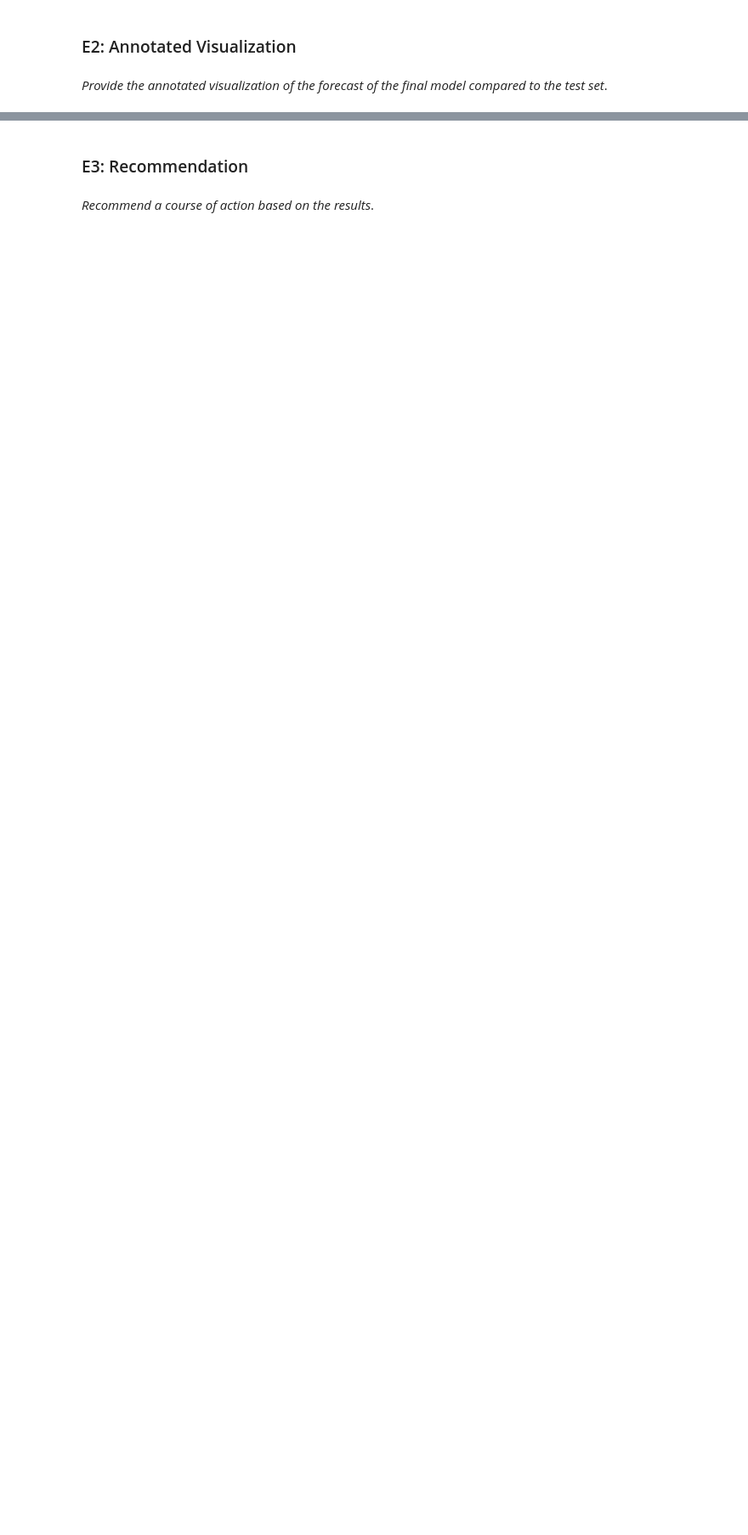
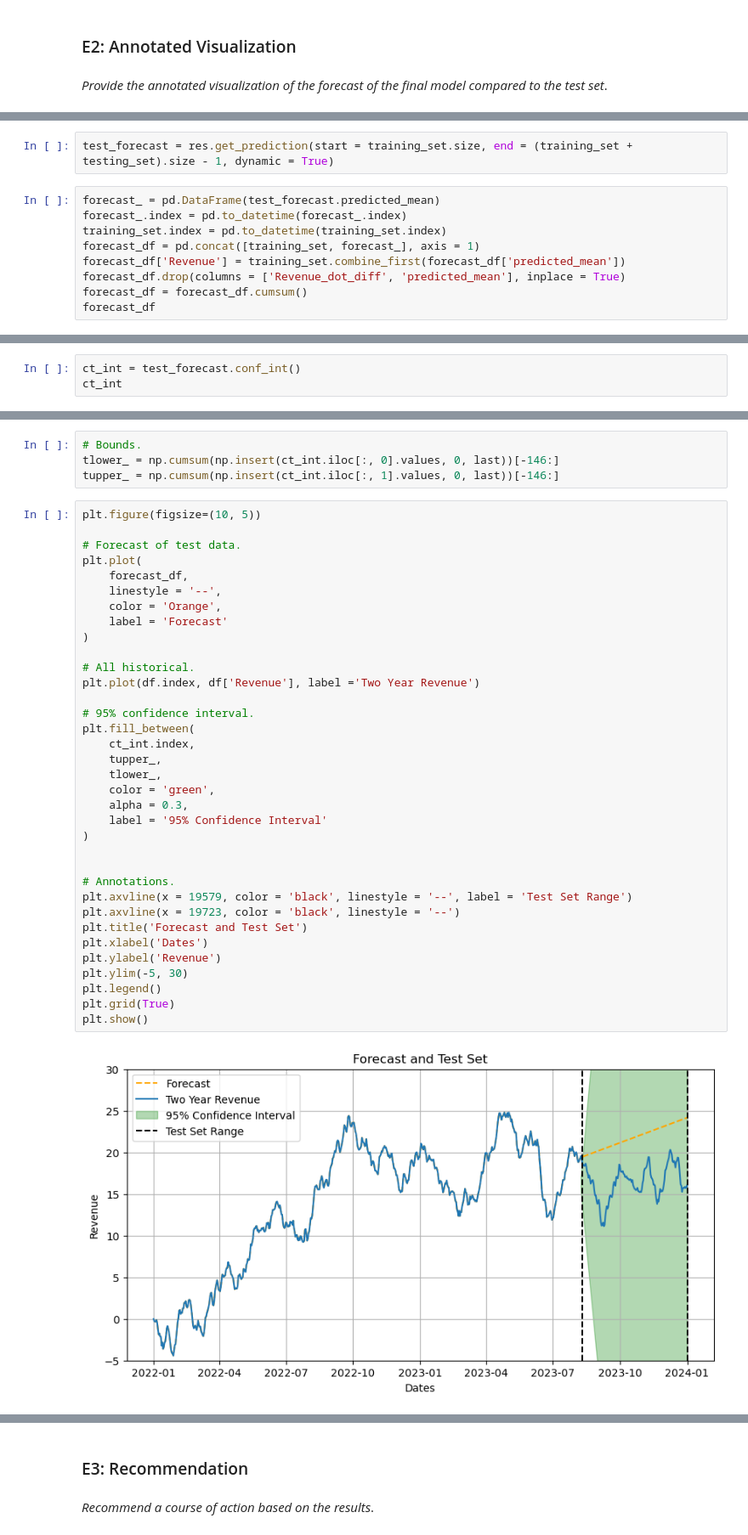
Before and after one commit to diadba/M.S.-Data-Analytics, a Jupyter notebook: D213 - Advanced Data Analytics/Task 1 - Time Series Modeling/D213PA1.ipynb, the cells around one changed output, grey strips where cells are left out. Shown at 85% size. Drawn from its saved outputs; the diff is of its cells as text; blank space fills up the shorter version.

```diff
--- a/D213 - Advanced Data Analytics/Task 1 - Time Series Modeling/D213PA1.ipynb
+++ b/D213 - Advanced Data Analytics/Task 1 - Time Series Modeling/D213PA1.ipynb
@@ -659,0 +629,11 @@ plt.show()
+# %%
+test_forecast = res.get_prediction(start = training_set.size, end = (training_set + testing_set).size - 1, dynamic = True)
+# %%
+forecast_ = pd.DataFrame(test_forecast.predicted_mean)
+forecast_.index = pd.to_datetime(forecast_.index)
+training_set.index = pd.to_datetime(training_set.index)
+forecast_df = pd.concat([training_set, forecast_], axis = 1)
+forecast_df['Revenue'] = training_set.combine_first(forecast_df['predicted_mean'])
+forecast_df.drop(columns = ['Revenue_dot_diff', 'predicted_mean'], inplace = True)
+forecast_df = forecast_df.cumsum()
+forecast_df
@@ -659,0 +654,3 @@ plt.show()
+# %%
+ct_int = test_forecast.conf_int()
+ct_int
@@ -660 +671,42 @@ plt.show()
+# %%
+# Bounds.
+tlower_ = np.cumsum(np.insert(ct_int.iloc[:, 0].values, 0, last))[-146:]
+tupper_ = np.cumsum(np.insert(ct_int.iloc[:, 1].values, 0, last))[-146:]
+# %%
+plt.figure(figsize=(10, 5))
+
+# Forecast of test data.
+plt.plot(
+    forecast_df,
+    linestyle = '--',
+    color = 'Orange',
+    label = 'Forecast'
+)
+
+# All historical.
+plt.plot(df.index, df['Revenue'], label ='Two Year Revenue')
+
+# 95% confidence interval.
+plt.fill_between(
+    ct_int.index,
+    tupper_,
+    tlower_,
+    color = 'green',
+    alpha = 0.3,
+    label = '95% Confidence Interval'
+)
+
+
+# Annotations.
+plt.axvline(x = 19579, color = 'black', linestyle = '--', label = 'Test Set Range')
+plt.axvline(x = 19723, color = 'black', linestyle = '--')
+plt.title('Forecast and Test Set')
+plt.xlabel('Dates')
+plt.ylabel('Revenue')
+plt.ylim(-5, 30)
+plt.legend()
+plt.grid(True)
+plt.show()
+# %% [output]
+[figure, added]
 # %% [markdown]
```
Also changed, not shown: parts of 9 cells of this notebook, 8 other files.
